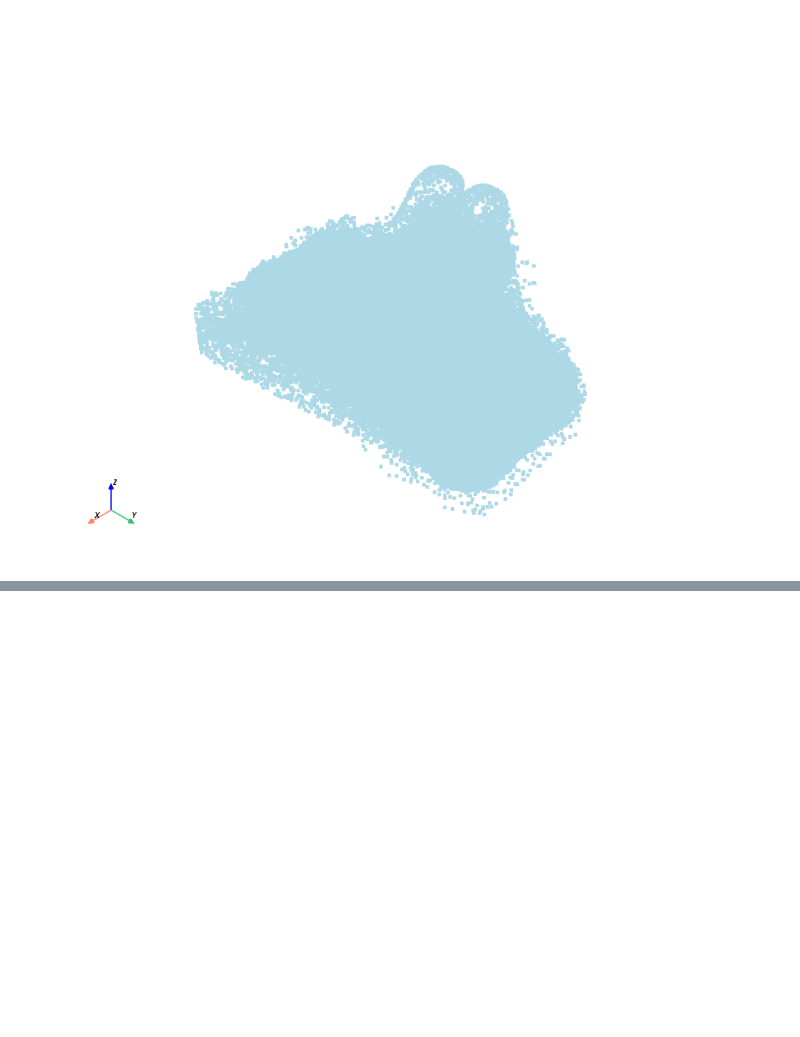
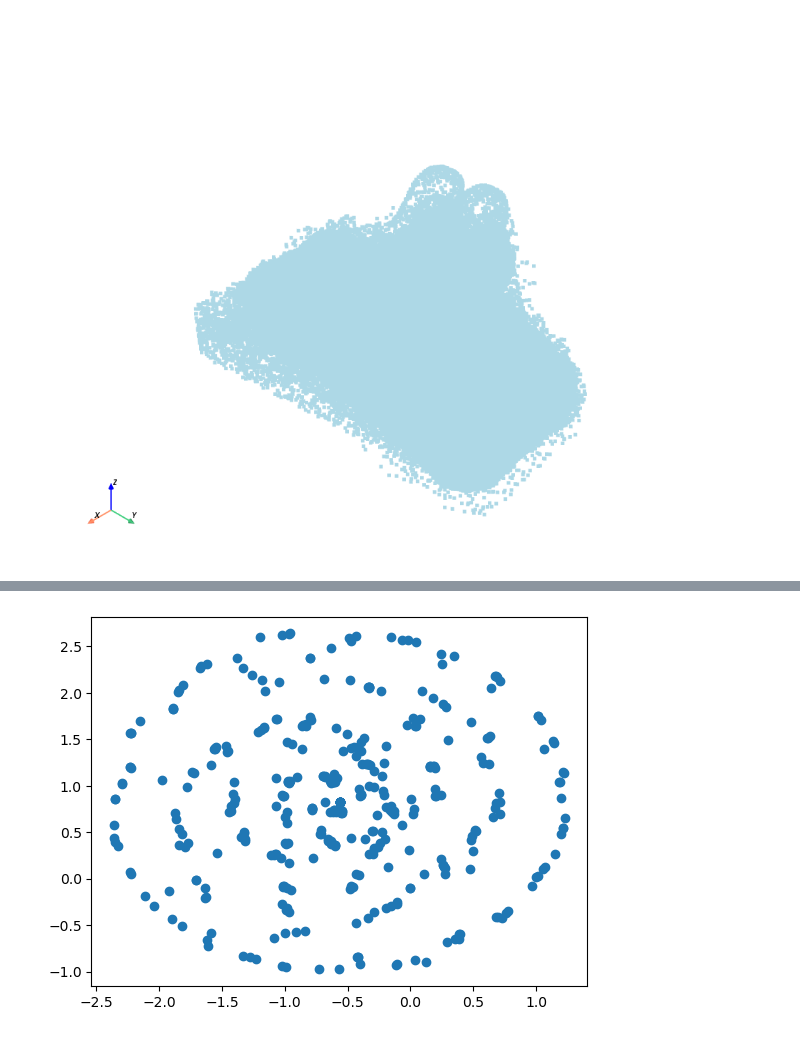
Before and after one commit to mkskalai/simjeb-optimization, a Jupyter notebook: explore_geometry.ipynb, the cells around one changed output, grey strips where cells are left out. Drawn from its saved outputs; the diff is of its cells as text; code cells hidden in the pictures; blank space fills up the shorter version.

```diff
--- a/explore_geometry.ipynb
+++ b/explore_geometry.ipynb
@@ -185,0 +247,15 @@ array([0.36553526, 0.1517724 ])
+# %%
+features = []
+for path in tqdm(paths):
+    mesh = pv.read(path)
+    mesh = mesh.interpolate(pv_points_downsample)
+    pv_points_downsample_tmp = pv_points_downsample.interpolate(mesh)
+    features.append(pv_points_downsample_tmp["neighbours_distance"].reshape(1,-1))
+# %%
+features = np.vstack(features)
+embeddings2 = TSNE(n_components=2, learning_rate='auto', init='random', perplexity=3).fit_transform(features)
+f = plt.figure()
+_ = plt.scatter(embeddings2[:,0],embeddings2[:,1])
+f.savefig(data_dir / "SimJEB_metadata" / "tsne_neighbours_distances")
+# %% [output]
+[figure, added]
```
Also changed, not shown: parts of 31 cells of this notebook.
